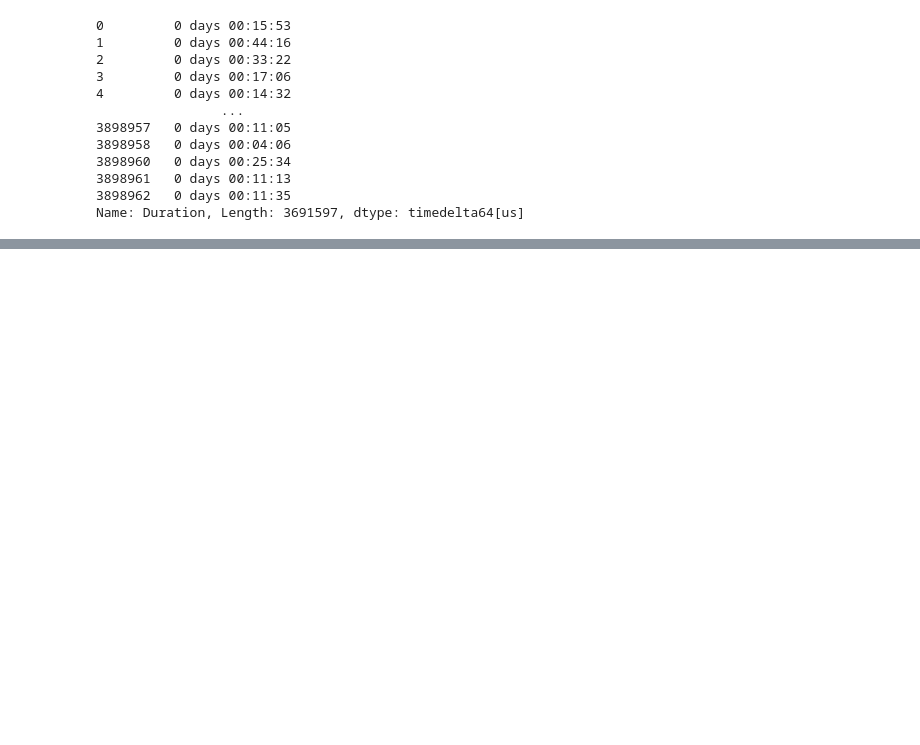
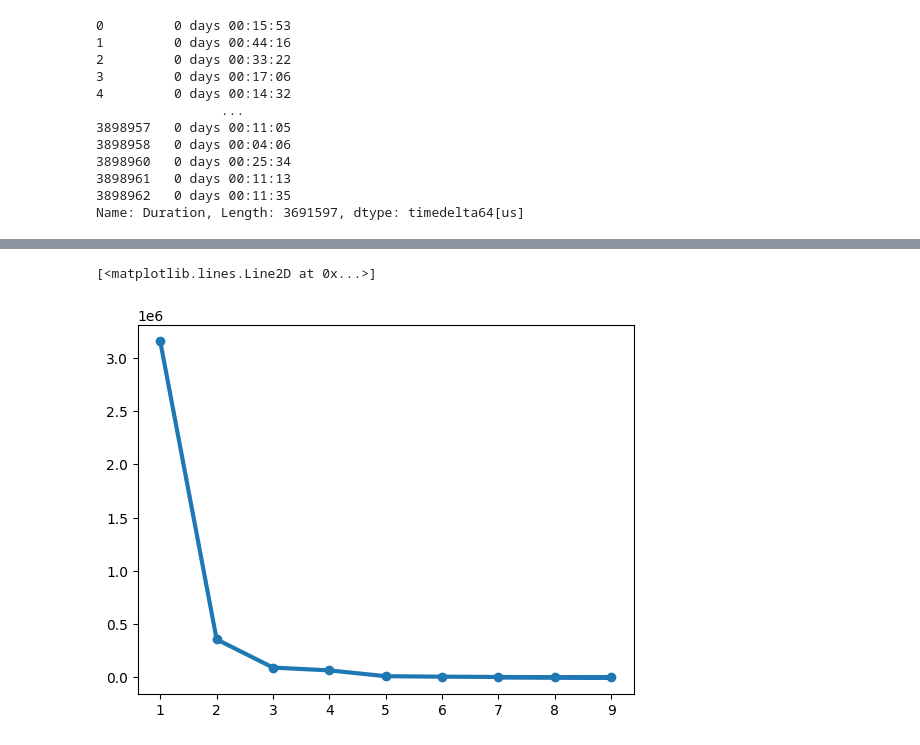
Before and after one commit to annaguerrra/AI-Bosch, a Jupyter notebook: Aula02/main.ipynb, the cells around one changed output, grey strips where cells are left out. Cells and saved outputs as stored; diff of their text form; code cells hidden in the pictures; blank space fills up the shorter version.

```diff
--- a/Aula02/main.ipynb
+++ b/Aula02/main.ipynb
@@ -281,0 +345,6 @@ Name: Duration, Length: 3691597, dtype: timedelta64[us]
+# %%
+category = df['passenger_count'].value_counts()
+plt.plot(category, marker = 'o', markersize = 6, lw = 3)
+# %% [output]
+[<matplotlib.lines.Line2D at 0x...>]
+[figure, added]
```
Also changed, not shown: parts of 7 cells of this notebook.
